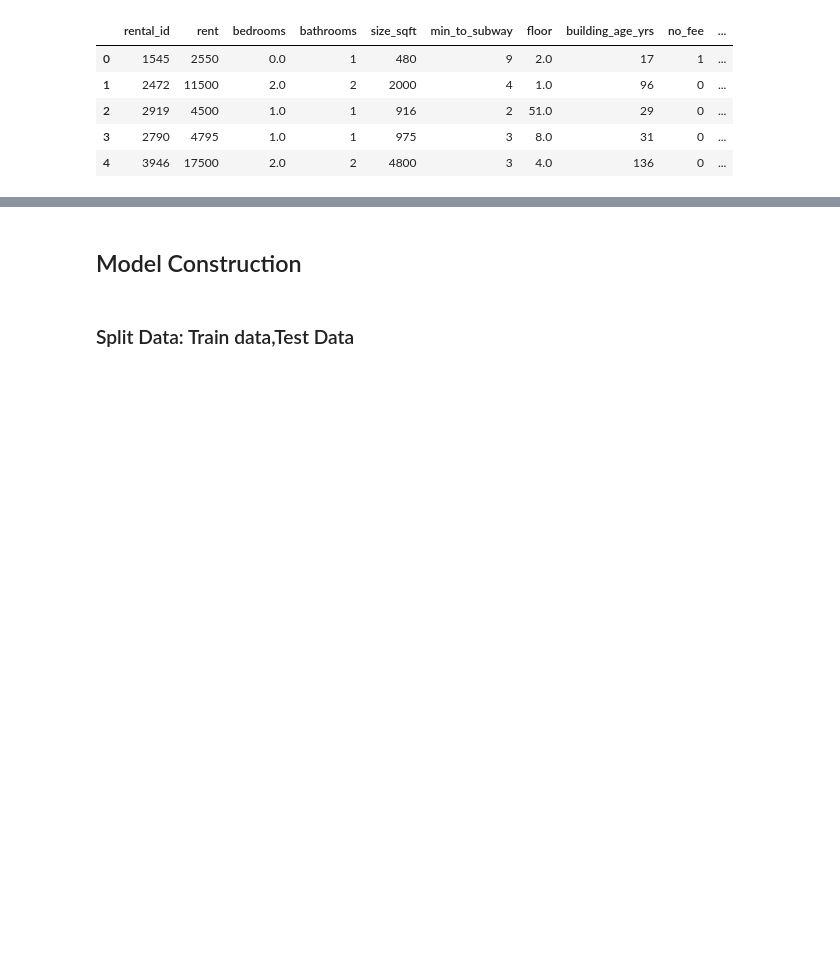
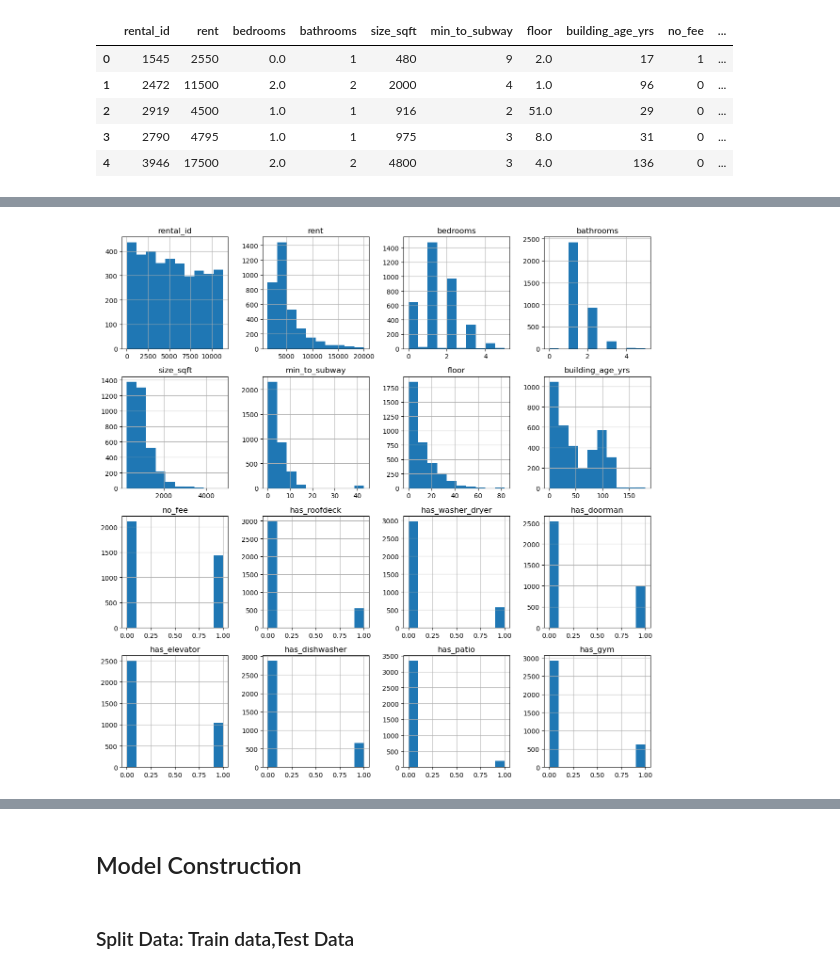
Before and after one commit to leejin-kyu/DGU-MLDL2023, a Jupyter notebook: 기말고사프로젝트[이진규2022121187].ipynb, the cells around one changed output, grey strips where cells are left out. Saved outputs shown, nothing was run; the diff lists cells and outputs as text; code cells hidden in the pictures; blank space fills up the shorter version.

```diff
--- a/기말고사프로젝트[이진규2022121187].ipynb
+++ b/기말고사프로젝트[이진규2022121187].ipynb
@@ -72,0 +136,6 @@ df.head()
+# %%
+import pandas as pd
+import matplotlib.pyplot as plt
+
+df = pd.read_csv('./manhattan.csv')
+df.head()
@@ -73 +171,7 @@ df.head()
+# %%
+#연속형 변수와 범주형 변수로 구분
+df.hist(figsize=(12, 12),bins=10)
+plt.tight_layout()
+# %% [output]
+[figure, added]
 # %%
```
Also changed, not shown: parts of 71 cells of this notebook.
